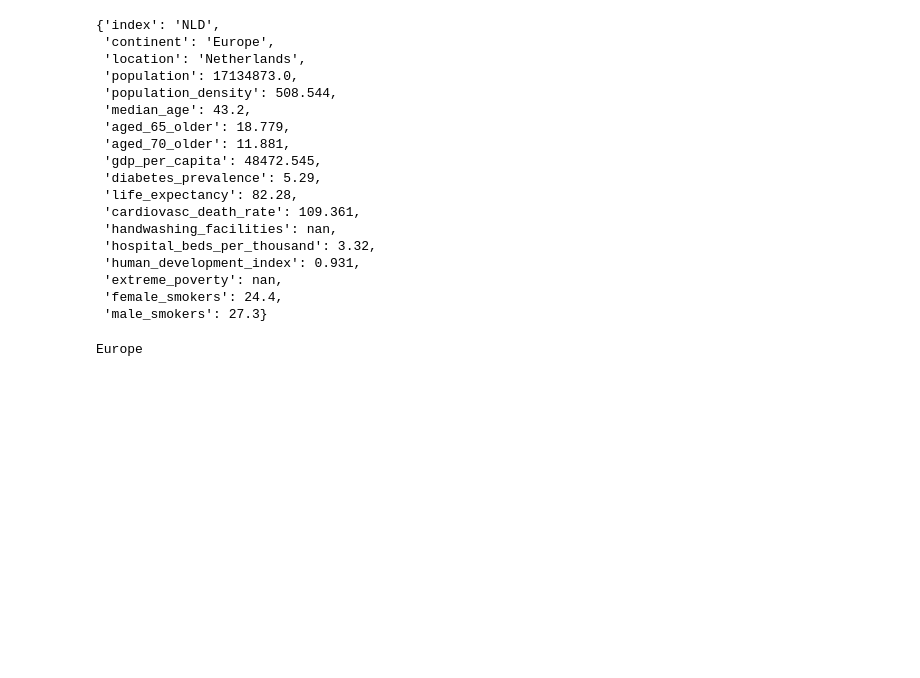
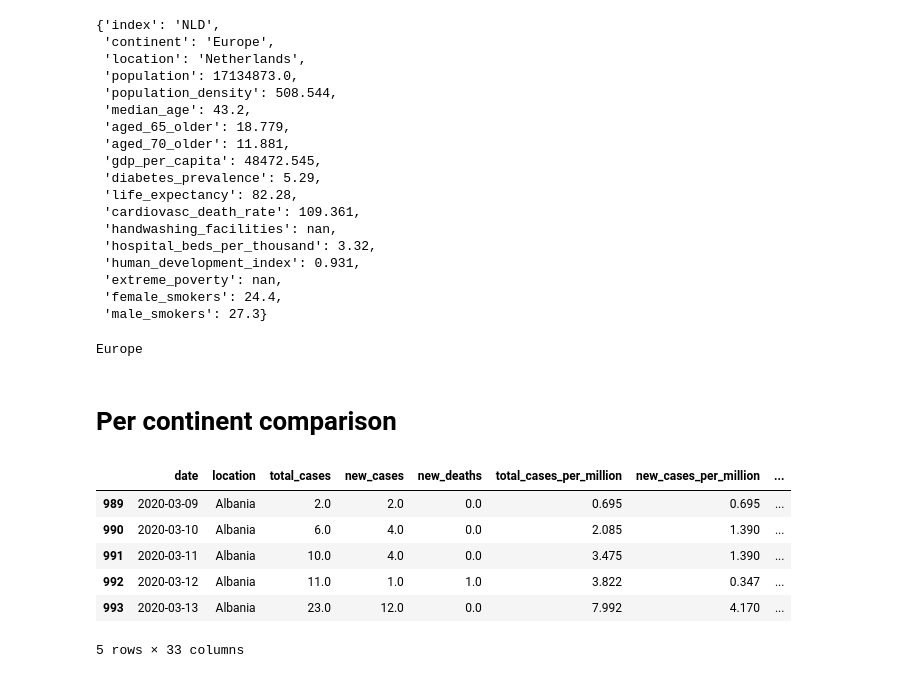
Before and after one commit to teguhsam/Covid19-dashboards, a Jupyter notebook: Notebook.ipynb, the cells around one changed output. Cells and saved outputs as stored; diff of their text form; code cells hidden in the pictures; blank space fills up the shorter version.

```diff
--- a/Notebook.ipynb
+++ b/Notebook.ipynb
@@ -226,3 +227,5 @@ print(continent)
 Europe
 # %%
 contr_list = country_information[country_information['continent'] == continent]['location'].to_list()
+# %% [markdown]
+# Per continent comparison
@@ -228,0 +234,11 @@ contr_list = country_information[country_information['continent'] == continent][
+# %%
+df_cont_filter = combined_df[combined_df['continent'] == selected_continent]
+df_cont_filter.head()
+# %% [output]
+|  | date | location | total_cases | new_cases | new_deaths | total_cases_per_million | new_cases_per_million | ... |
+| 989 | 2020-03-09 | Albania | 2.0 | 2.0 | 0.0 | 0.695 | 0.695 | ... |
+| 990 | 2020-03-10 | Albania | 6.0 | 4.0 | 0.0 | 2.085 | 1.390 | ... |
+| 991 | 2020-03-11 | Albania | 10.0 | 4.0 | 0.0 | 3.475 | 1.390 | ... |
+| 992 | 2020-03-12 | Albania | 11.0 | 1.0 | 1.0 | 3.822 | 0.347 | ... |
+| 993 | 2020-03-13 | Albania | 23.0 | 12.0 | 0.0 | 7.992 | 4.170 | ... |
+5 rows × 33 columns
```
Also changed, not shown: parts of 12 cells of this notebook, 5 other files.
